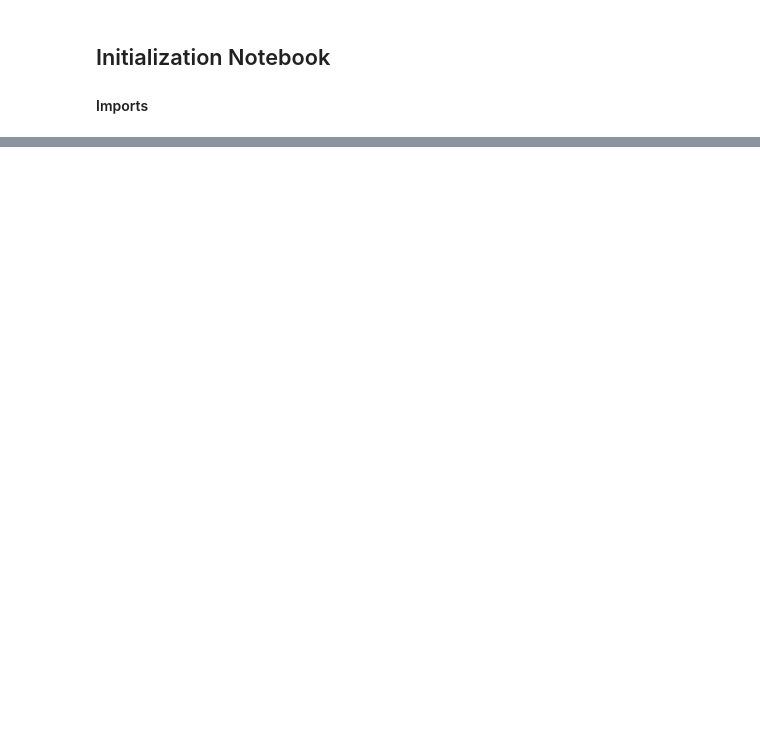
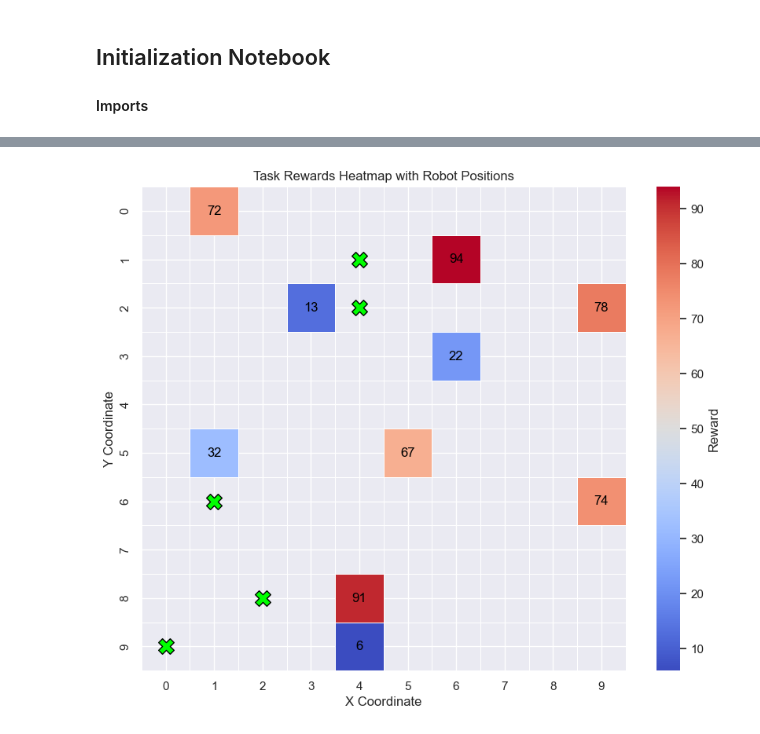
Before and after one commit to devin-gupta/robopt, a Jupyter notebook: initialization.ipynb, the cells around one changed output, grey strips where cells are left out. Saved outputs shown, nothing was run; the diff lists cells and outputs as text; code cells hidden in the pictures; blank space fills up the shorter version.

```diff
--- a/initialization.ipynb
+++ b/initialization.ipynb
@@ -91,0 +79,14 @@ Robot at (14, 7) with speed 0.56
+# %%
+def main():
+    grid_size = (10, 10)
+    num_robots = 5
+    num_tasks = 10
+
+    robots = init_robots(num_robots, grid_size)
+    tasks = init_tasks(num_tasks, grid_size)
+    visualize(robots, tasks, grid_size)
+
+if __name__ == "__main__":
+    main()
+# %% [output]
+[figure, added]
```
Also changed, not shown: parts of 1 cell of this notebook.
